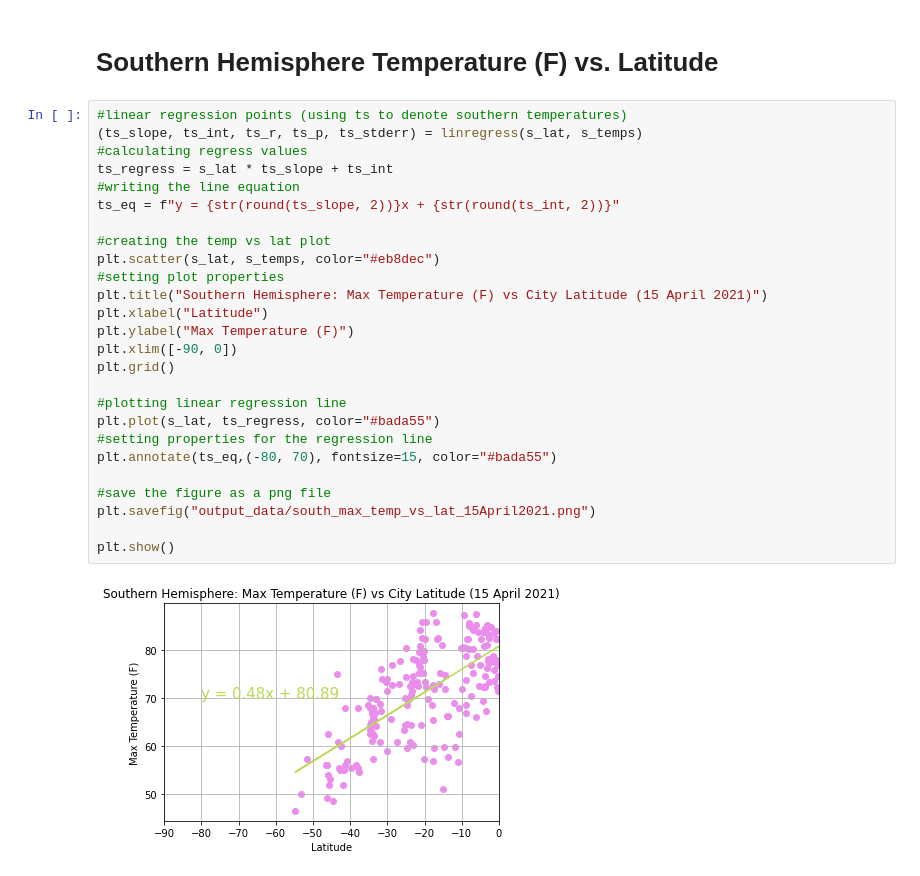
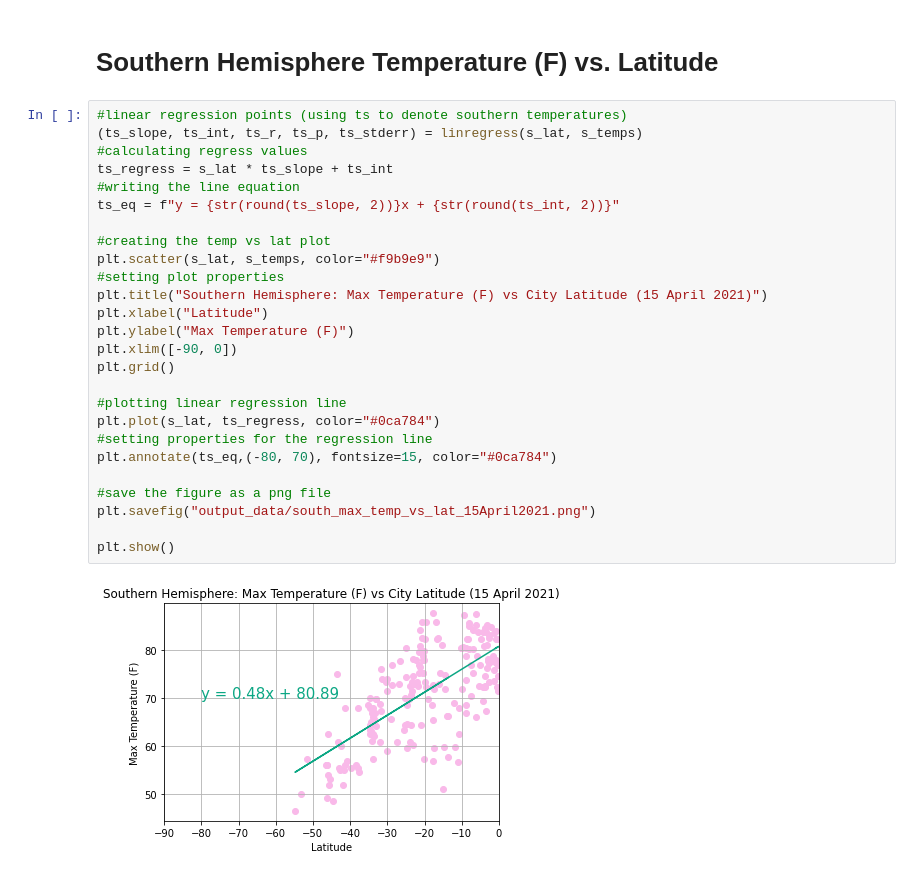
Before and after one commit to zarzarbinks0702/Global-Weather-Analysis, a Jupyter notebook: WeatherPy/WeatherPy.ipynb, the cells around one changed output. Saved outputs shown, nothing was run; the diff lists cells and outputs as text.

```diff
--- a/WeatherPy/WeatherPy.ipynb
+++ b/WeatherPy/WeatherPy.ipynb
@@ -349,28 +349,28 @@ plt.show()
 # %%
 #linear regression points (using ts to denote southern temperatures)
 (ts_slope, ts_int, ts_r, ts_p, ts_stderr) = linregress(s_lat, s_temps)
 #calculating regress values
 ts_regress = s_lat * ts_slope + ts_int
 #writing the line equation
 ts_eq = f"y = {str(round(ts_slope, 2))}x + {str(round(ts_int, 2))}"
 
 #creating the temp vs lat plot
-plt.scatter(s_lat, s_temps, color="#eb8dec")
+plt.scatter(s_lat, s_temps, color="#f9b9e9")
 #setting plot properties
 plt.title("Southern Hemisphere: Max Temperature (F) vs City Latitude (15 April 2021)")
 plt.xlabel("Latitude")
 plt.ylabel("Max Temperature (F)")
 plt.xlim([-90, 0])
 plt.grid()
 
 #plotting linear regression line
-plt.plot(s_lat, ts_regress, color="#bada55")
+plt.plot(s_lat, ts_regress, color="#0ca784")
 #setting properties for the regression line
-plt.annotate(ts_eq,(-80, 70), fontsize=15, color="#bada55")
+plt.annotate(ts_eq,(-80, 70), fontsize=15, color="#0ca784")
 
 #save the figure as a png file
 plt.savefig("output_data/south_max_temp_vs_lat_15April2021.png")
 
 plt.show()
 # %% [output]
-[figure, old version]
+[figure, new version]
```
Also changed, not shown: parts of 4 cells of this notebook, 2 other files.
